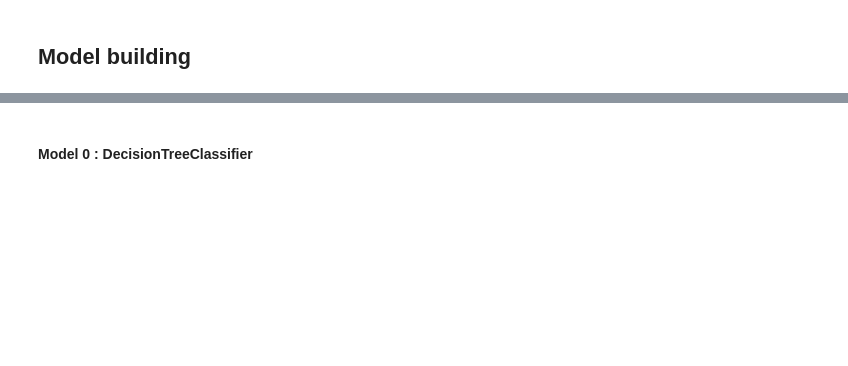
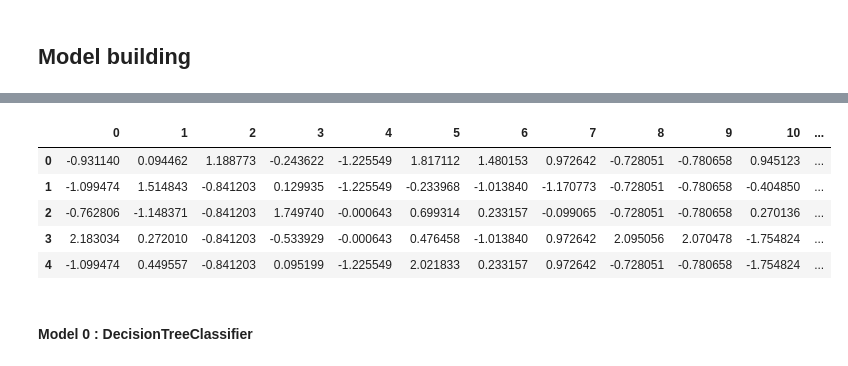
Before and after one commit to ashutoshsinha25/Driver-Churn-Predictor, a Jupyter notebook: notebook/Preprocessing_Training.ipynb, the cells around one changed output, grey strips where cells are left out. Cells and saved outputs as stored; diff of their text form; code cells hidden in the pictures; blank space fills up the shorter version.

```diff
--- a/notebook/Preprocessing_Training.ipynb
+++ b/notebook/Preprocessing_Training.ipynb
@@ -266,3 +325,12 @@ class PredictionPipeline:
+# %%
+pd.DataFrame(X_train).head()
+# %% [output]
+|  | 0 | 1 | 2 | 3 | 4 | 5 | 6 | 7 | 8 | 9 | 10 | ... |
+| 0 | -0.931140 | 0.094462 | 1.188773 | -0.243622 | -1.225549 | 1.817112 | 1.480153 | 0.972642 | -0.728051 | -0.780658 | 0.945123 | ... |
+| 1 | -1.099474 | 1.514843 | -0.841203 | 0.129935 | -1.225549 | -0.233968 | -1.013840 | -1.170773 | -0.728051 | -0.780658 | -0.404850 | ... |
+| 2 | -0.762806 | -1.148371 | -0.841203 | 1.749740 | -0.000643 | 0.699314 | 0.233157 | -0.099065 | -0.728051 | -0.780658 | 0.270136 | ... |
+| 3 | 2.183034 | 0.272010 | -0.841203 | -0.533929 | -0.000643 | 0.476458 | -1.013840 | 0.972642 | 2.095056 | 2.070478 | -1.754824 | ... |
+| 4 | -1.099474 | 0.449557 | -0.841203 | 0.095199 | -1.225549 | 2.021833 | 0.233157 | 0.972642 | -0.728051 | -0.780658 | -1.754824 | ... |
 # %% [markdown]
 #### Model 0 : DecisionTreeClassifier
 # %%
```
Also changed, not shown: parts of 62 cells of this notebook, 20 other files.
